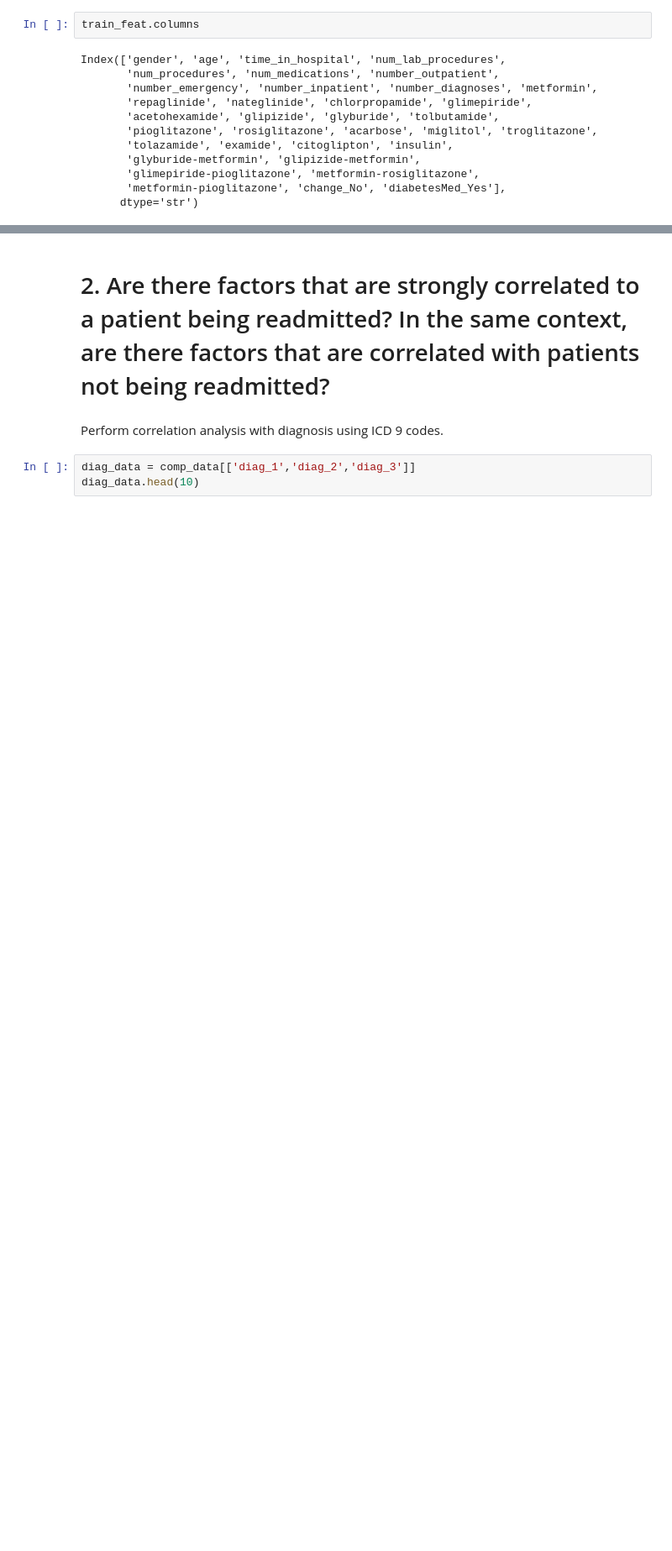
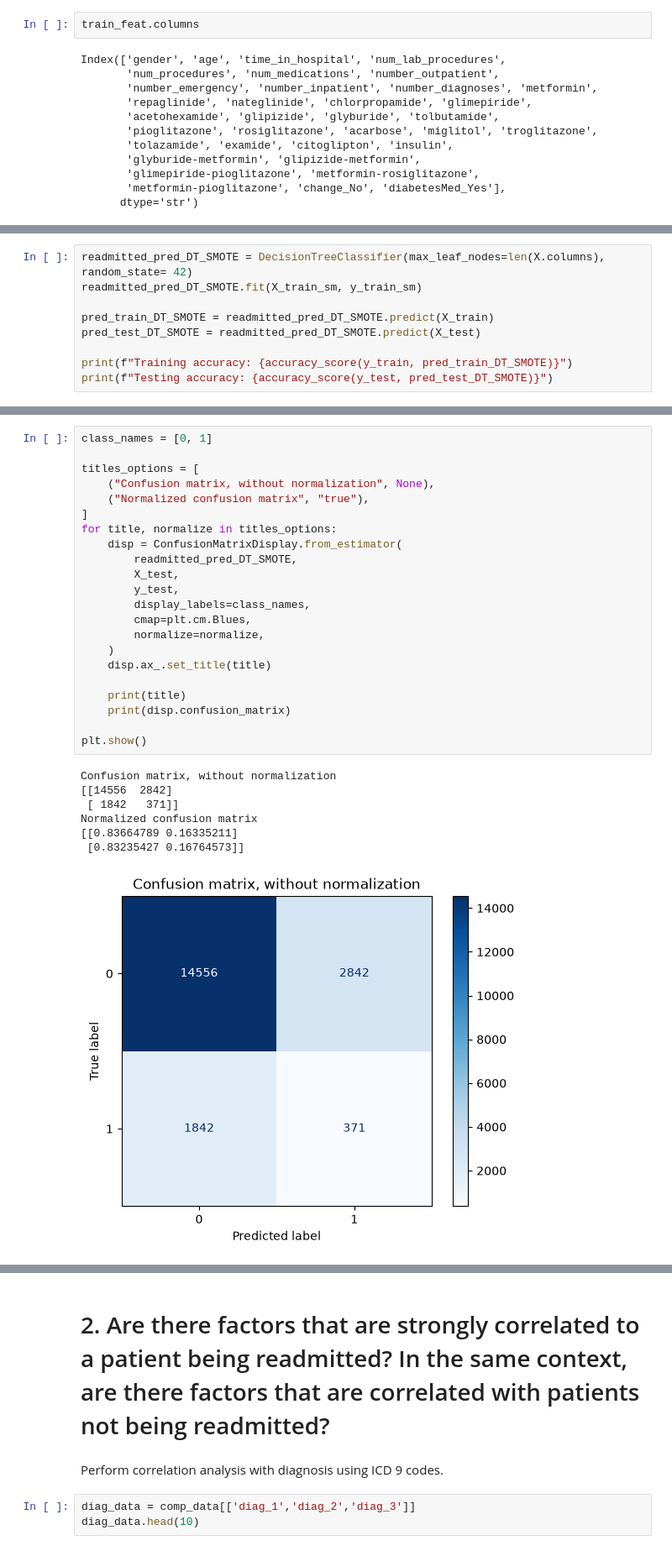
Before and after one commit to benly03/Hospital_readmission, a Jupyter notebook: Hospital_Readmission.ipynb, the cells around one changed output, grey strips where cells are left out. Shown at 84% size. Drawn from its saved outputs; the diff is of its cells as text; blank space fills up the shorter version.

```diff
--- a/Hospital_Readmission.ipynb
+++ b/Hospital_Readmission.ipynb
@@ -525,0 +615,9 @@ SVM RBF CLF Training accuracy: 0.8872542770454603
+# %%
+readmitted_pred_DT_SMOTE = DecisionTreeClassifier(max_leaf_nodes=len(X.columns), random_state= 42)
+readmitted_pred_DT_SMOTE.fit(X_train_sm, y_train_sm)
+
+pred_train_DT_SMOTE = readmitted_pred_DT_SMOTE.predict(X_train)
+pred_test_DT_SMOTE = readmitted_pred_DT_SMOTE.predict(X_test)
+
+print(f"Training accuracy: {accuracy_score(y_train, pred_train_DT_SMOTE)}")
+print(f"Testing accuracy: {accuracy_score(y_test, pred_test_DT_SMOTE)}")
@@ -525,0 +644,30 @@ SVM RBF CLF Training accuracy: 0.8872542770454603
+# %%
+class_names = [0, 1]
+
+titles_options = [
+    ("Confusion matrix, without normalization", None),
+    ("Normalized confusion matrix", "true"),
+]
+for title, normalize in titles_options:
+    disp = ConfusionMatrixDisplay.from_estimator(
+        readmitted_pred_DT_SMOTE,
+        X_test,
+        y_test,
+        display_labels=class_names,
+        cmap=plt.cm.Blues,
+        normalize=normalize,
+    )
+    disp.ax_.set_title(title)
+
+    print(title)
+    print(disp.confusion_matrix)
+
+plt.show()
+# %% [output]
+Confusion matrix, without normalization
+[[14556  2842]
+ [ 1842   371]]
+Normalized confusion matrix
+[[0.83664789 0.16335211]
+ [0.83235427 0.16764573]]
+[figure, added]
```
Also changed, not shown: parts of 46 cells of this notebook.
